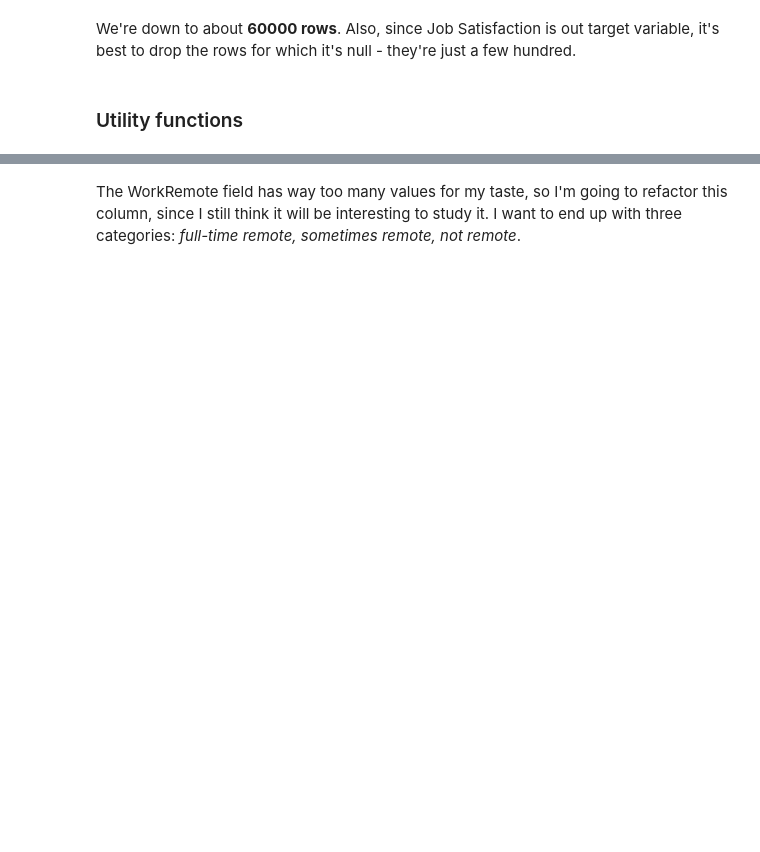
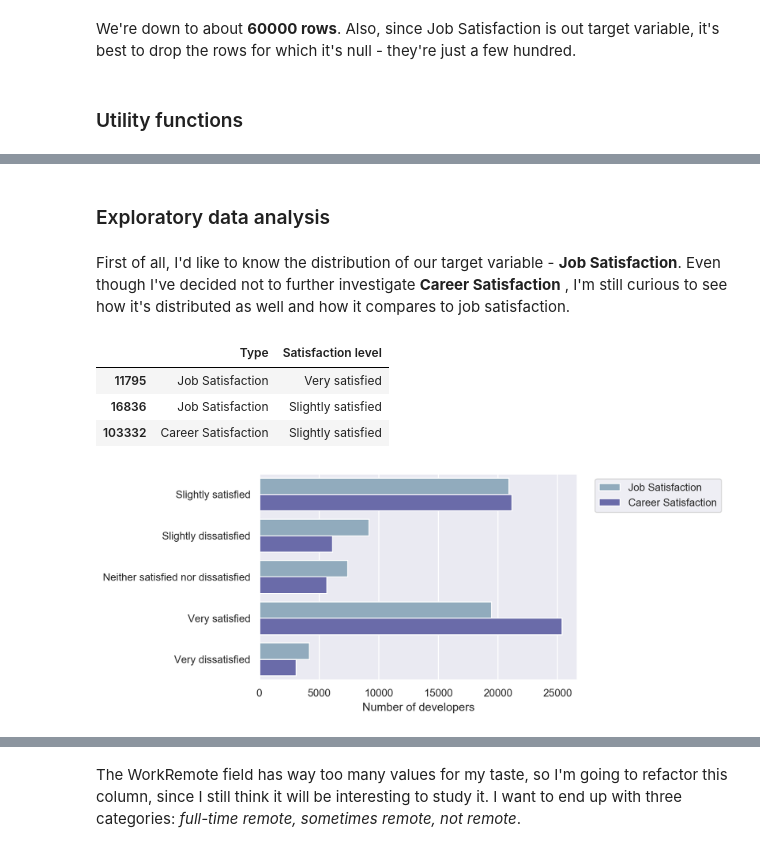
Before and after one commit to carolinacamassa/data-science, a Jupyter notebook: stackoverflow-survey/stack_overflow_survey_2019.ipynb, the cells around one changed output, grey strips where cells are left out. Saved outputs shown, nothing was run; the diff lists cells and outputs as text; code cells hidden in the pictures; blank space fills up the shorter version.

```diff
--- a/stackoverflow-survey/stack_overflow_survey_2019.ipynb
+++ b/stackoverflow-survey/stack_overflow_survey_2019.ipynb
@@ -217,5 +91,0 @@ To simplify the analysis I'm going to group all the responses other than "Man" a
-# %%
-survey_dev['Gender'] = np.where(((survey_dev['Gender'] != 'Man') & (survey_dev['Gender'] != 'Woman')), 'Other', survey_dev['Gender'])
-
-sns.catplot(x="Gender", kind="count", data=survey_dev,height = 4)
-plt.xlabel("")
@@ -308,0 +114,24 @@ survey_dev['WorkRemote'].value_counts().plot(kind='barh',edgecolor = "none");
+# %% [markdown]
+### Exploratory data analysis
+# %% [markdown]
+First of all, I'd like to know the distribution of our target variable - **Job Satisfaction**. Even though I've decided not to further investigate **Career Satisfaction** , I'm still curious to see how it's distributed as well and how it compares to job satisfaction.
+# %%
+# Creating a long-format dataframe with pandas.melt
+# to plot Job Satisfaction along Career Satisfaction in a bar plot
+survey_melt = survey_dev.rename(columns={'JobSat':'Job Satisfaction', 'CareerSat':'Career Satisfaction'})
+survey_melt = pd.melt(survey_melt, value_vars = ['Job Satisfaction', 'Career Satisfaction'],
+                      var_name='Type', value_name='Satisfaction level')
+# %%
+survey_melt.sample(3)
+# %% [output]
+|  | Type | Satisfaction level |
+| 11795 | Job Satisfaction | Very satisfied |
+| 16836 | Job Satisfaction | Slightly satisfied |
+| 103332 | Career Satisfaction | Slightly satisfied |
+# %%
+sns.countplot(y="Satisfaction level", hue="Type",data = survey_melt, orient = "h");
+plt.xlabel("Number of developers");
+plt.legend(bbox_to_anchor=(1.04,1), loc="upper left");
+plt.ylabel("");
+# %% [output]
+[figure, added]
```
Also changed, not shown: parts of 129 cells of this notebook, 3 other files.
